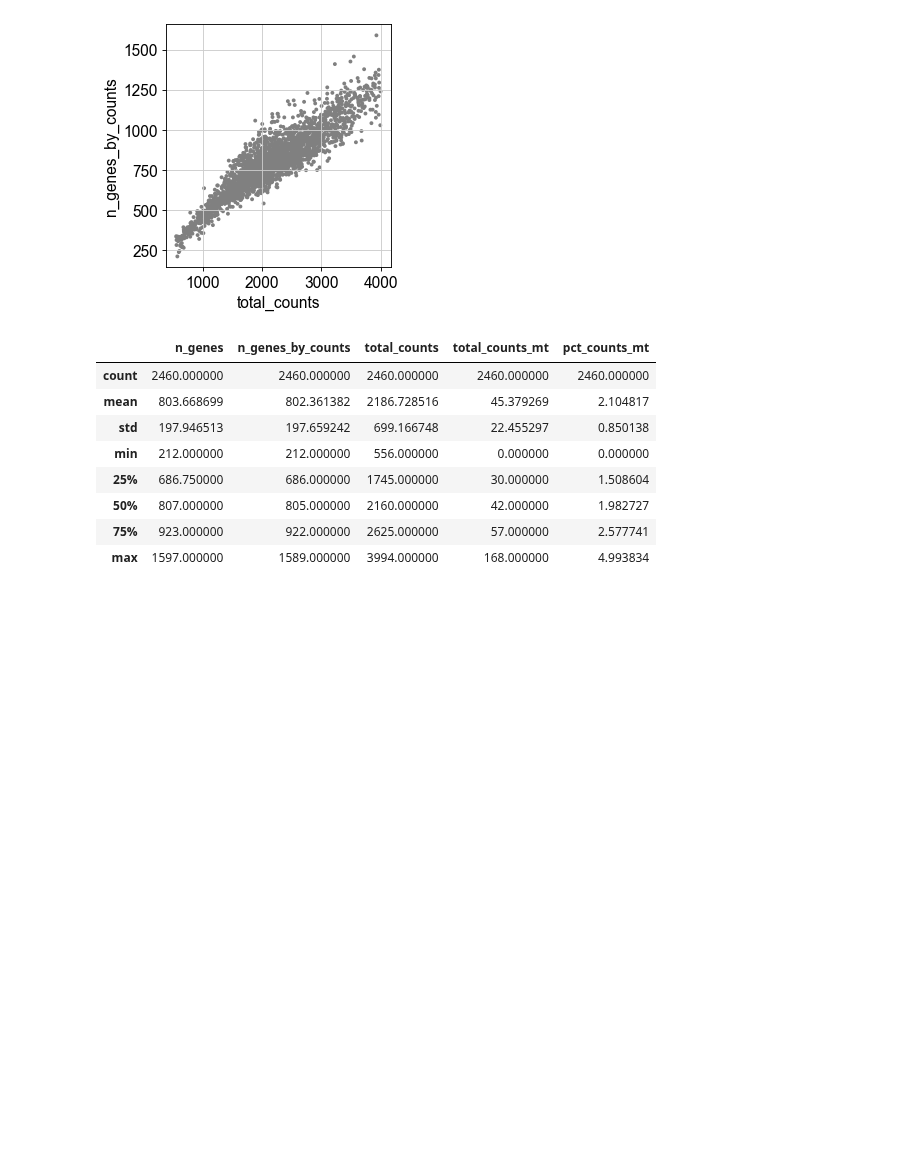
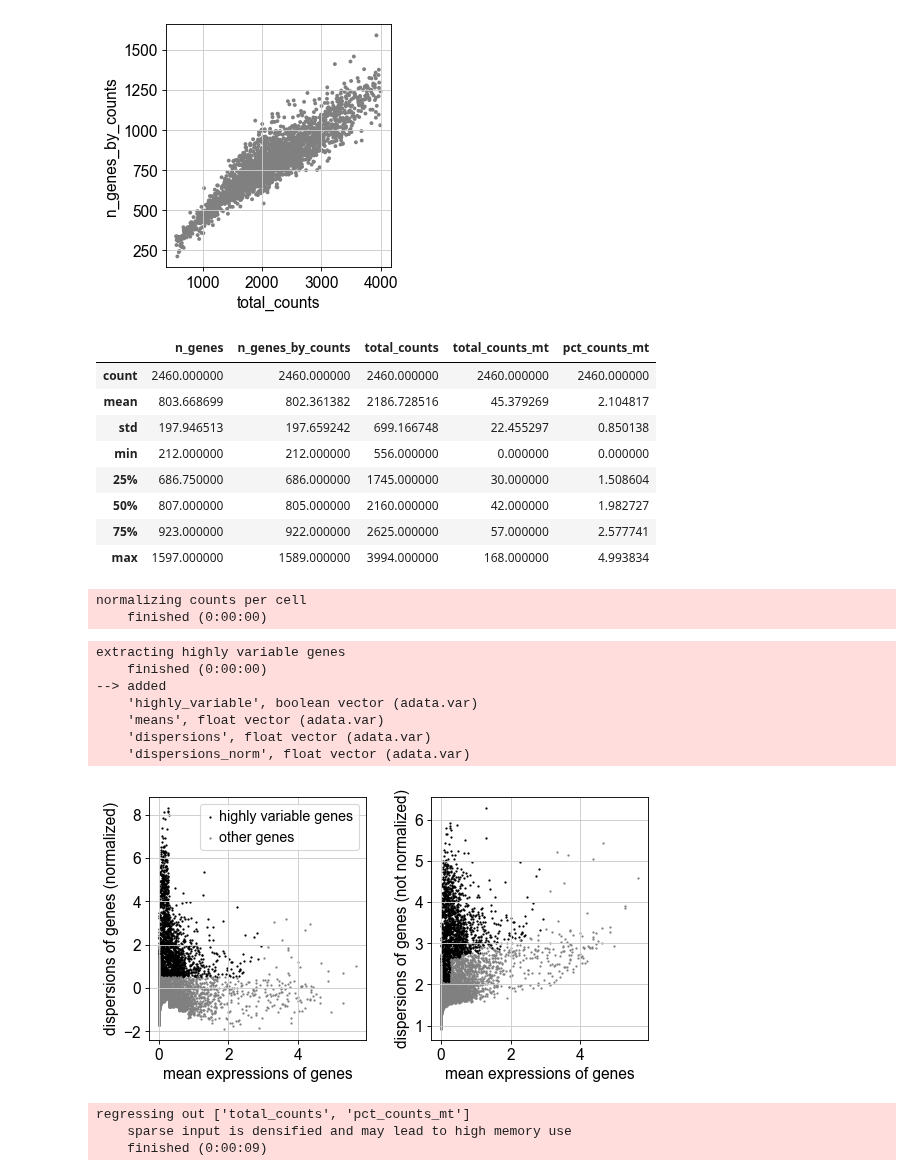
Before and after one commit to JohnWSteill/jlab_proj, a Jupyter notebook: Scanpy_Tutorial.ipynb, the cells around one changed output. Cells and saved outputs as stored; diff of their text form; code cells hidden in the pictures; blank space fills up the shorter version.

```diff
--- a/Scanpy_Tutorial.ipynb
+++ b/Scanpy_Tutorial.ipynb
@@ -140,4 +122,24 @@ adata.obs.describe()
 | 75% | 923.000000 | 922.000000 | 2625.000000 | 57.000000 | 2.577741 |
 | max | 1597.000000 | 1589.000000 | 3994.000000 | 168.000000 | 4.993834 |
 # %%
-# Total-count normalize (library-size correct) the data matrix 𝐗 to 10,000 reads per cell, so that counts become comparable among cells.
+# Total-count normalize (library-size correct) the data matrix 𝐗 to 10,000 reads per cell, so that counts become comparable among cells.`
+# Logarithmize the data
+
+sc.pp.normalize_total(adata, target_sum=10000)
+sc.pp.log1p(adata)
+# %% [output]
+normalizing counts per cell
+    finished (0:00:00)
+# %%
+# Identify highly variable genes and plot
+sc.pp.highly_variable_genes(adata, min_mean=0.0125, max_mean=3, min_disp=0.5)
+sc.pl.highly_variable_genes(adata)
+# %% [output]
+extracting highly variable genes
+    finished (0:00:00)
+--> added
+    'highly_variable', boolean vector (adata.var)
+    'means', float vector (adata.var)
+    'dispersions', float vector (adata.var)
+    'dispersions_norm', float vector (adata.var)
+[figure, added]
@@ -143,0 +153,12 @@ adata.obs.describe()
+# %%
+# Filter only highly_variable.
+# Regress out effects of total counts per cell and the percentage of mitochondrial genes
+# Scale genes to unit variance, clip values exceeding 10Sds
+
+adata = adata[:, adata.var.highly_variable]
+sc.pp.regress_out(adata, ['total_counts', 'pct_counts_mt'])
+sc.pp.scale(adata, max_value=10)
+# %% [output]
+regressing out ['total_counts', 'pct_counts_mt']
+    sparse input is densified and may lead to high memory use
+    finished (0:00:09)
```
Also changed, not shown: parts of 6 cells of this notebook.
